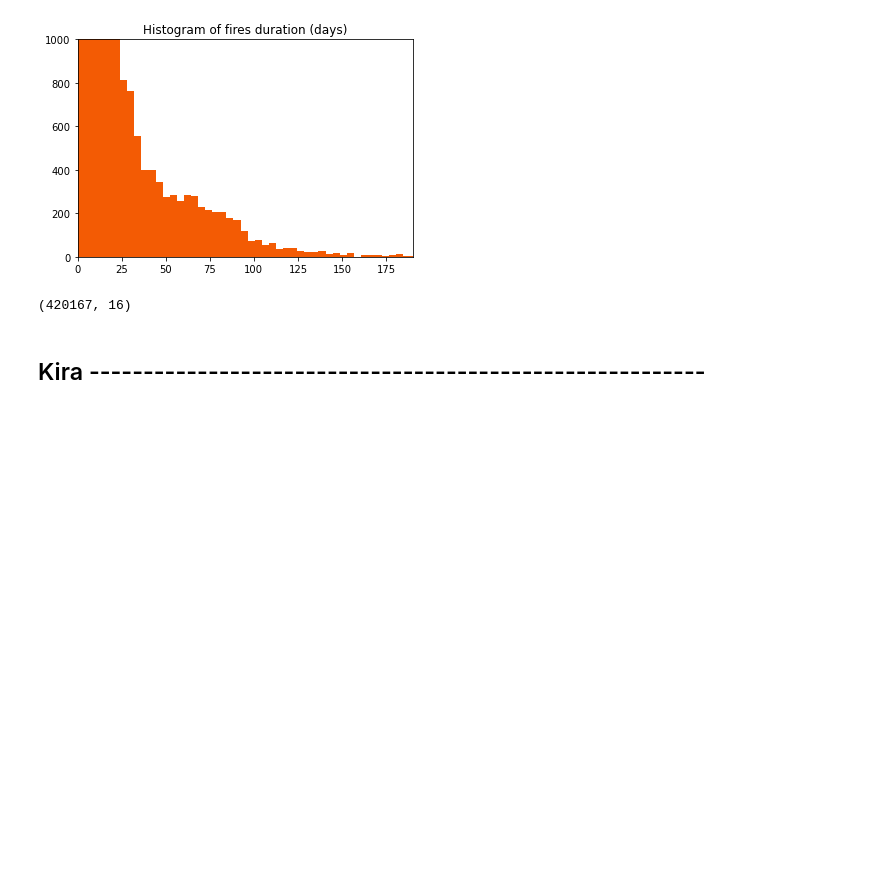
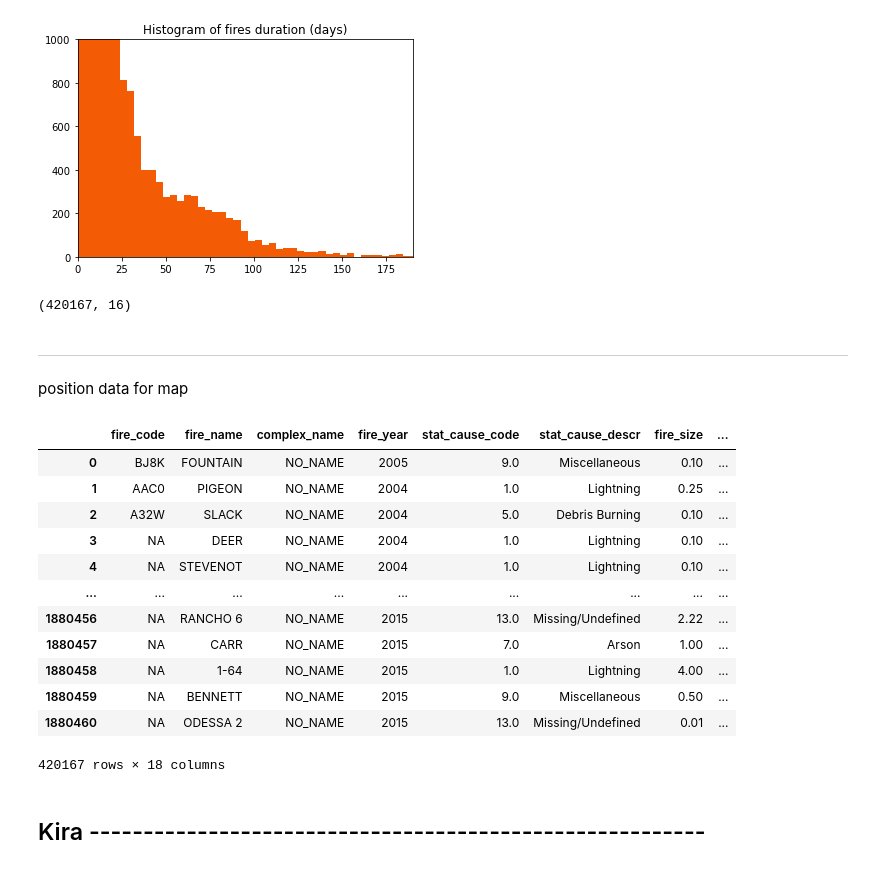
Before and after one commit to Marrrta/wildfires, a Jupyter notebook: cleaning.ipynb, the cells around one changed output. Saved outputs shown, nothing was run; the diff lists cells and outputs as text; code cells hidden in the pictures; blank space fills up the shorter version.

```diff
--- a/cleaning.ipynb
+++ b/cleaning.ipynb
@@ -179,3 +176,23 @@ fire_df.shape
 (420167, 16)
 # %%
 fire_df.to_pickle('./data/clean_fire_pickle.pkl')
+# %% [markdown]
+----
+# %% [markdown]
+position data for map
+# %%
+fire_df
+# %% [output]
+|  | fire_code | fire_name | complex_name | fire_year | stat_cause_code | stat_cause_descr | fire_size | ... |
+| 0 | BJ8K | FOUNTAIN | NO_NAME | 2005 | 9.0 | Miscellaneous | 0.10 | ... |
+| 1 | AAC0 | PIGEON | NO_NAME | 2004 | 1.0 | Lightning | 0.25 | ... |
+| 2 | A32W | SLACK | NO_NAME | 2004 | 5.0 | Debris Burning | 0.10 | ... |
+| 3 | NA | DEER | NO_NAME | 2004 | 1.0 | Lightning | 0.10 | ... |
+| 4 | NA | STEVENOT | NO_NAME | 2004 | 1.0 | Lightning | 0.10 | ... |
+| ... | ... | ... | ... | ... | ... | ... | ... | ... |
+| 1880456 | NA | RANCHO 6 | NO_NAME | 2015 | 13.0 | Missing/Undefined | 2.22 | ... |
+| 1880457 | NA | CARR | NO_NAME | 2015 | 7.0 | Arson | 1.00 | ... |
+| 1880458 | NA | 1-64 | NO_NAME | 2015 | 1.0 | Lightning | 4.00 | ... |
+| 1880459 | NA | BENNETT | NO_NAME | 2015 | 9.0 | Miscellaneous | 0.50 | ... |
+| 1880460 | NA | ODESSA 2 | NO_NAME | 2015 | 13.0 | Missing/Undefined | 0.01 | ... |
+420167 rows × 18 columns
```
Also changed, not shown: parts of 3 cells of this notebook, 1 other file.
